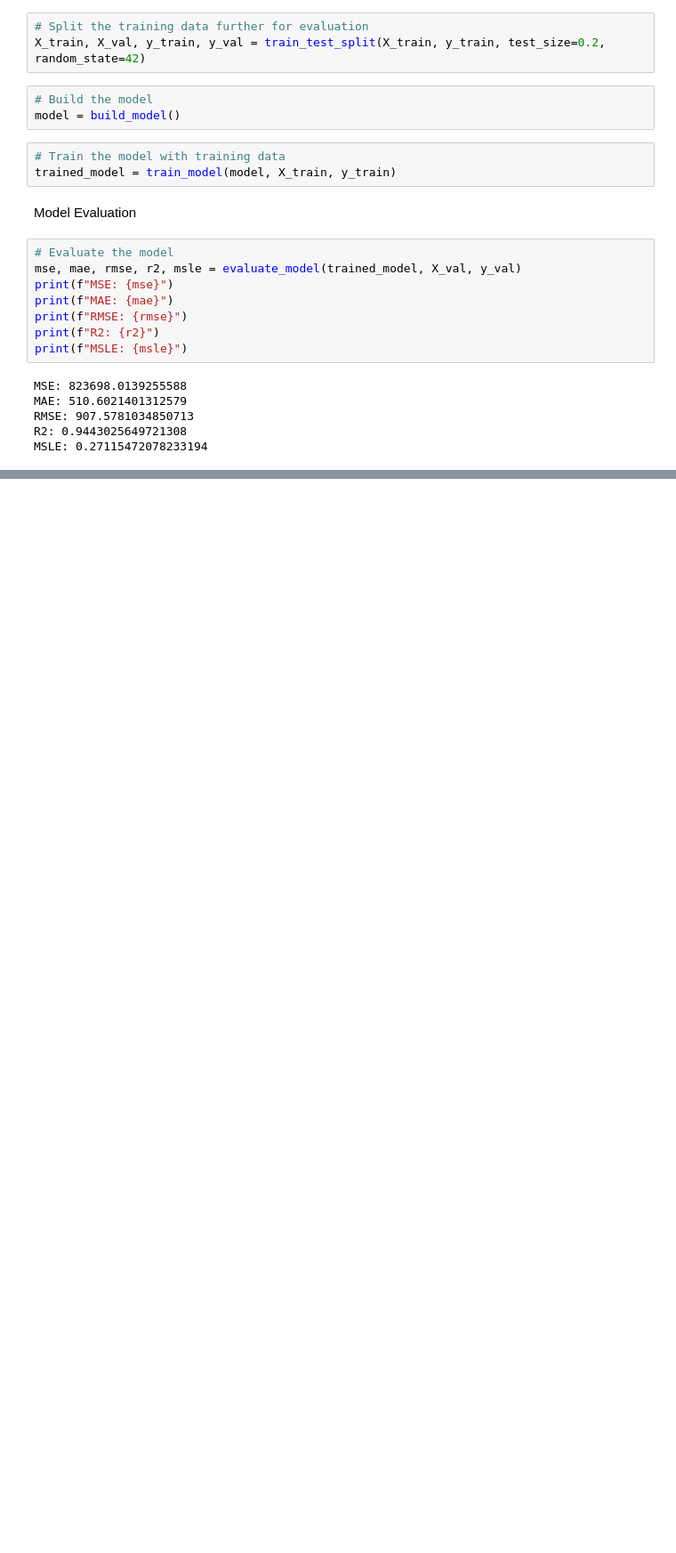
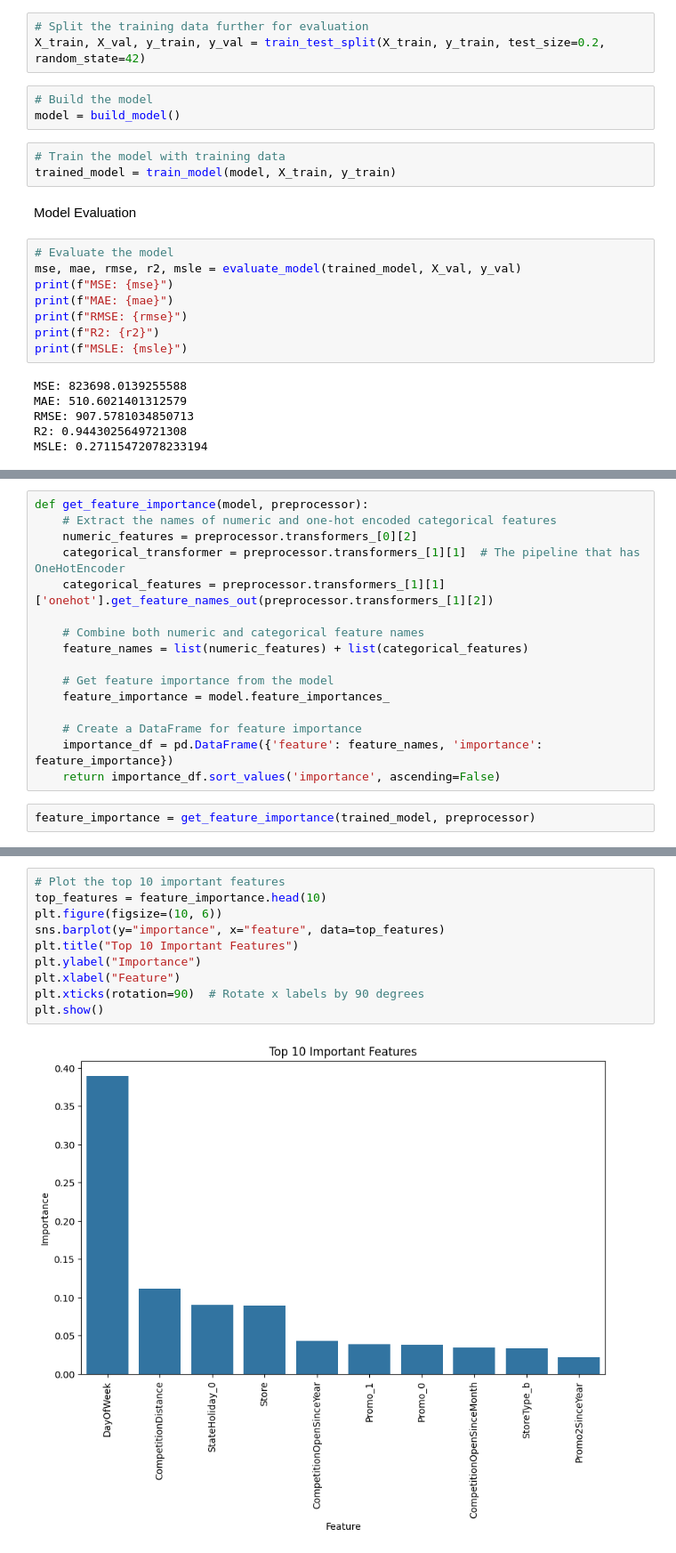
Before and after one commit to brook1167/Rossmann-Pharmaceuticals, a Jupyter notebook: notebooks/prediction_store_sales.ipynb, the cells around one changed output, grey strips where cells are left out. Shown: that part at 89% size. Cells and saved outputs as stored; diff of their text form; blank space fills up the shorter version.

Commit message:
plot top 10 important features

```diff
--- a/notebooks/prediction_store_sales.ipynb
+++ b/notebooks/prediction_store_sales.ipynb
@@ -319,0 +322,18 @@ MSLE: 0.27115472078233194
+# %%
+def get_feature_importance(model, preprocessor):
+    # Extract the names of numeric and one-hot encoded categorical features
+    numeric_features = preprocessor.transformers_[0][2]
+    categorical_transformer = preprocessor.transformers_[1][1]  # The pipeline that has OneHotEncoder
+    categorical_features = preprocessor.transformers_[1][1]['onehot'].get_feature_names_out(preprocessor.transformers_[1][2])
+
+    # Combine both numeric and categorical feature names
+    feature_names = list(numeric_features) + list(categorical_features)
+
+    # Get feature importance from the model
+    feature_importance = model.feature_importances_
+
+    # Create a DataFrame for feature importance
+    importance_df = pd.DataFrame({'feature': feature_names, 'importance': feature_importance})
+    return importance_df.sort_values('importance', ascending=False)
+# %%
+feature_importance = get_feature_importance(trained_model, preprocessor)
@@ -319,0 +352,12 @@ MSLE: 0.27115472078233194
+# %%
+# Plot the top 10 important features
+top_features = feature_importance.head(10)
+plt.figure(figsize=(10, 6))
+sns.barplot(y="importance", x="feature", data=top_features)
+plt.title("Top 10 Important Features")
+plt.ylabel("Importance")
+plt.xlabel("Feature")
+plt.xticks(rotation=90)  # Rotate x labels by 90 degrees
+plt.show()
+# %% [output]
+[figure, added]
```
Also changed, not shown: parts of 2 cells of this notebook.
